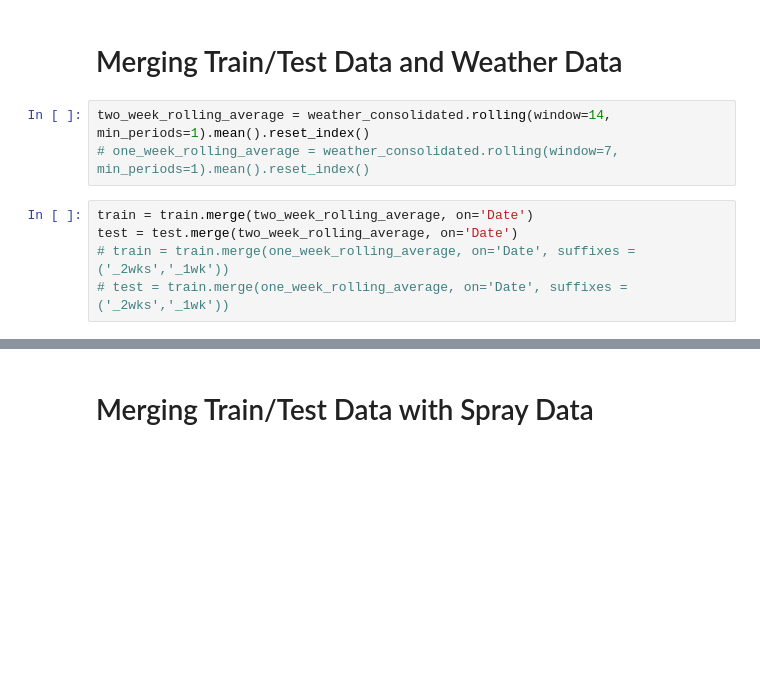
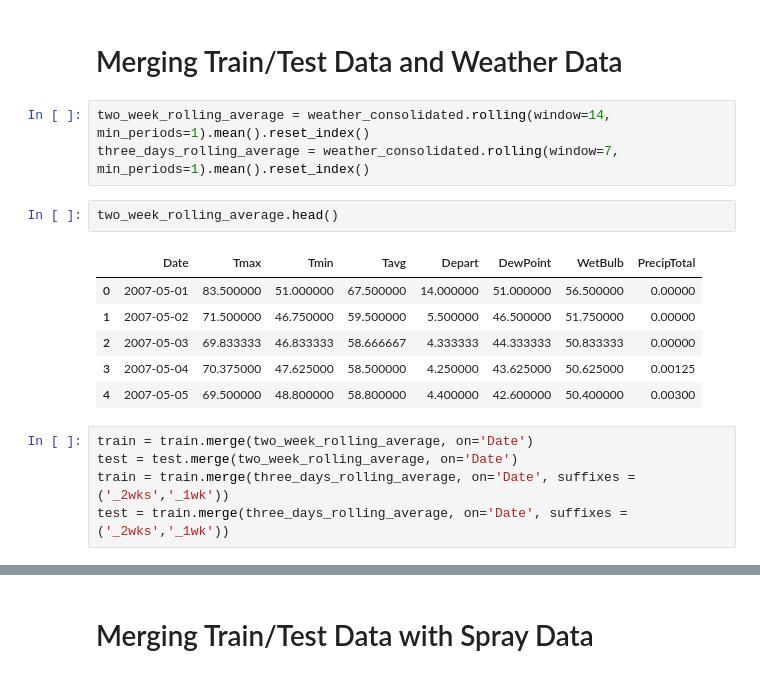
Before and after one commit to jrdenney/GA-West_Nile_Team_3, a Jupyter notebook: Data Cleaning and EDA_BenCopy.ipynb, the cells around one changed output, grey strips where cells are left out. Saved outputs shown, nothing was run; the diff lists cells and outputs as text; blank space fills up the shorter version.

```diff
--- a/Data Cleaning and EDA_BenCopy.ipynb
+++ b/Data Cleaning and EDA_BenCopy.ipynb
@@ -357,9 +355,18 @@ masterspray.save('Master Spray.html')
 # Merging Train/Test Data and Weather Data
 # %%
 two_week_rolling_average = weather_consolidated.rolling(window=14, min_periods=1).mean().reset_index()
-# one_week_rolling_average = weather_consolidated.rolling(window=7, min_periods=1).mean().reset_index()
+three_days_rolling_average = weather_consolidated.rolling(window=7, min_periods=1).mean().reset_index()
+# %%
+two_week_rolling_average.head()
+# %% [output]
+|  | Date | Tmax | Tmin | Tavg | Depart | DewPoint | WetBulb | PrecipTotal |
+| 0 | 2007-05-01 | 83.500000 | 51.000000 | 67.500000 | 14.000000 | 51.000000 | 56.500000 | 0.00000 |
+| 1 | 2007-05-02 | 71.500000 | 46.750000 | 59.500000 | 5.500000 | 46.500000 | 51.750000 | 0.00000 |
+| 2 | 2007-05-03 | 69.833333 | 46.833333 | 58.666667 | 4.333333 | 44.333333 | 50.833333 | 0.00000 |
+| 3 | 2007-05-04 | 70.375000 | 47.625000 | 58.500000 | 4.250000 | 43.625000 | 50.625000 | 0.00125 |
+| 4 | 2007-05-05 | 69.500000 | 48.800000 | 58.800000 | 4.400000 | 42.600000 | 50.400000 | 0.00300 |
 # %%
 train = train.merge(two_week_rolling_average, on='Date')
 test = test.merge(two_week_rolling_average, on='Date')
-# train = train.merge(one_week_rolling_average, on='Date', suffixes = ('_2wks','_1wk'))
-# test = train.merge(one_week_rolling_average, on='Date', suffixes = ('_2wks','_1wk'))
+train = train.merge(three_days_rolling_average, on='Date', suffixes = ('_2wks','_1wk'))
+test = train.merge(three_days_rolling_average, on='Date', suffixes = ('_2wks','_1wk'))
```
Also changed, not shown: parts of 29 cells of this notebook.
